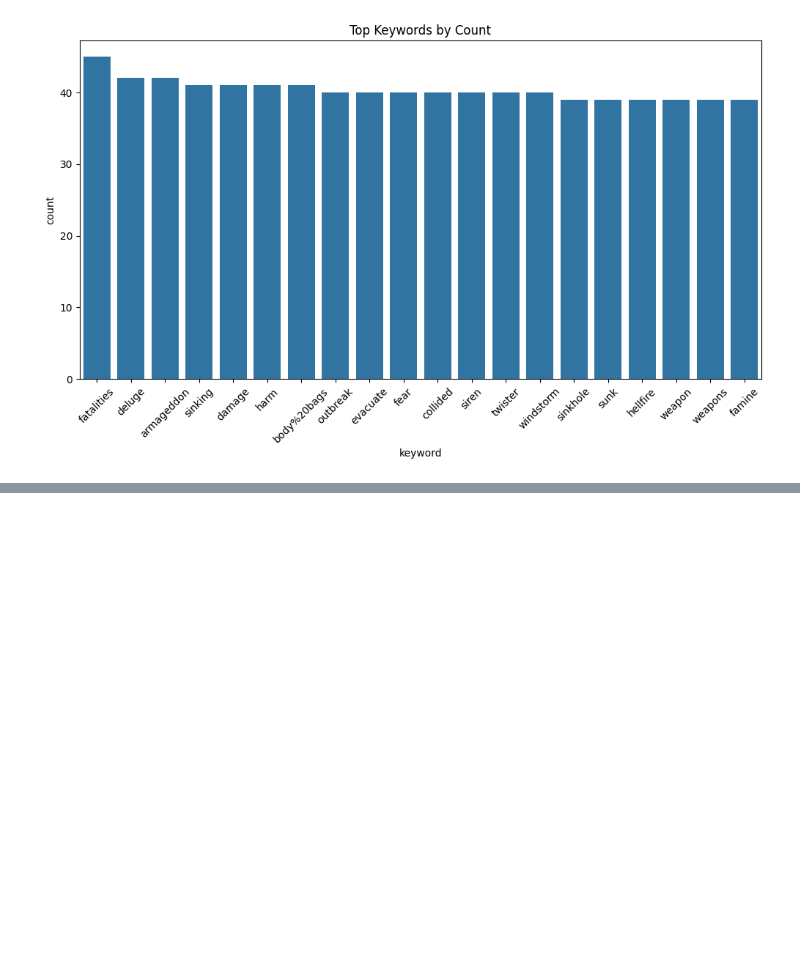
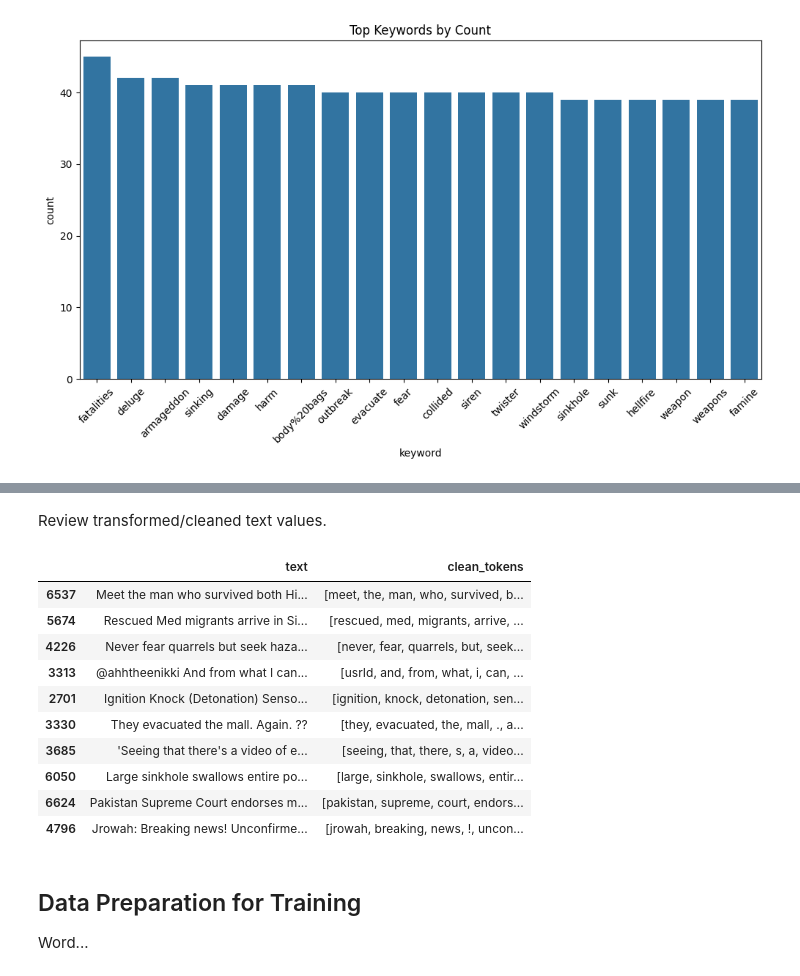
Before and after one commit to codiak/DTSA-5511, a Jupyter notebook: DTSA_5511_Kaggle_Disaster_Tweets.ipynb, the cells around one changed output, grey strips where cells are left out. Cells and saved outputs as stored; diff of their text form; code cells hidden in the pictures; blank space fills up the shorter version.

Commit message:
Tweet data tokenization progress

```diff
--- a/DTSA_5511_Kaggle_Disaster_Tweets.ipynb
+++ b/DTSA_5511_Kaggle_Disaster_Tweets.ipynb
@@ -117,0 +184,24 @@ sns.countplot(x='keyword', data=train_df, order=train_df['keyword'].value_counts
+# %%
+# map each value in "text" column to a new "clean_text" using cleanAndTokenize
+train_df['clean_tokens'] = train_df['text'].apply(cleanAndTokenize)
+test_df['clean_tokens'] = test_df['text'].apply(cleanAndTokenize)
+# %% [markdown]
+Review transformed/cleaned text values.
+# %%
+# Review cleaning
+train_df.sample(10).loc[:, ['text', 'clean_tokens']]
+# %% [output]
+|  | text | clean_tokens |
+| 6537 | Meet the man who survived both Hi... | [meet, the, man, who, survived, b... |
+| 5674 | Rescued Med migrants arrive in Si... | [rescued, med, migrants, arrive, ... |
+| 4226 | Never fear quarrels but seek haza... | [never, fear, quarrels, but, seek... |
+| 3313 | @ahhtheenikki And from what I can... | [usrId, and, from, what, i, can, ... |
+| 2701 | Ignition Knock (Detonation) Senso... | [ignition, knock, detonation, sen... |
+| 3330 | They evacuated the mall. Again. ?? | [they, evacuated, the, mall, ., a... |
+| 3685 | 'Seeing that there's a video of e... | [seeing, that, there, s, a, video... |
+| 6050 | Large sinkhole swallows entire po... | [large, sinkhole, swallows, entir... |
+| 6624 | Pakistan Supreme Court endorses m... | [pakistan, supreme, court, endors... |
+| 4796 | Jrowah: Breaking news! Unconfirme... | [jrowah, breaking, news, !, uncon... |
+# %% [markdown]
+## Data Preparation for Training
+Word...
```
Also changed, not shown: parts of 6 cells of this notebook.
